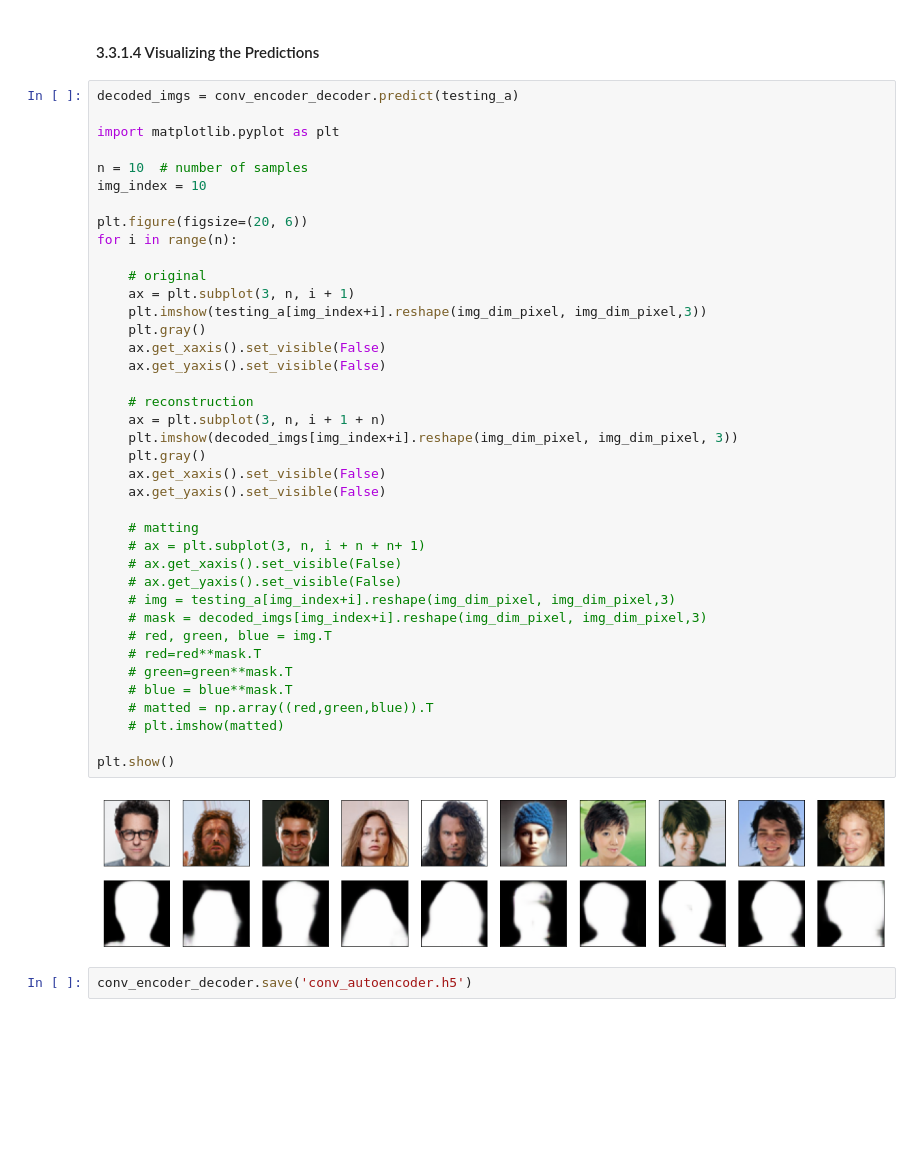
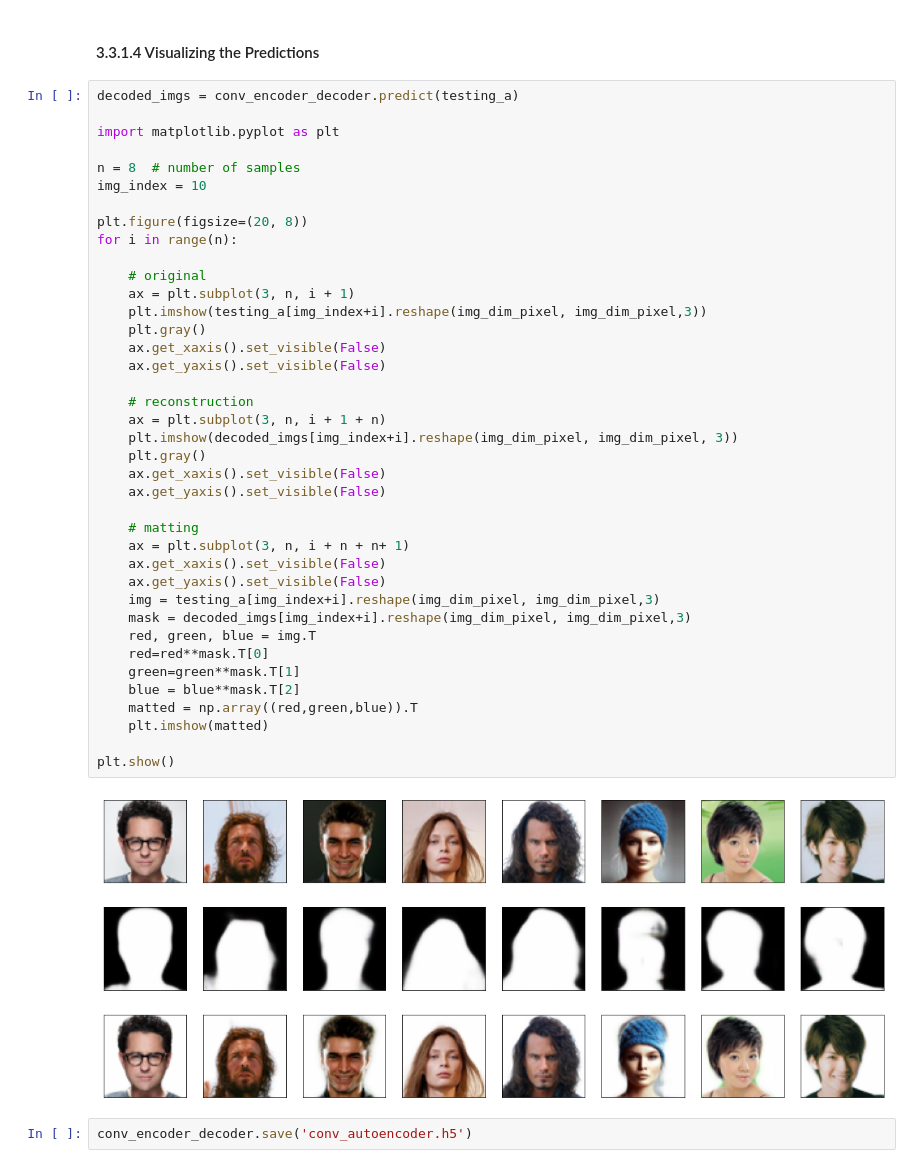
Before and after one commit to kocabiyik/deep-learning, a Jupyter notebook: 43-image-matting-celeba.ipynb, the cells around one changed output. Cells and saved outputs as stored; diff of their text form; blank space fills up the shorter version.

Commit message:
Better Visualization in Encoder Decoder Section

```diff
--- a/43-image-matting-celeba.ipynb
+++ b/43-image-matting-celeba.ipynb
@@ -280,44 +280,44 @@ conv_encoder_decoder.save('conv_encoder_decoder.h5')
 # %%
 decoded_imgs = conv_encoder_decoder.predict(testing_a)
 
 import matplotlib.pyplot as plt
 
-n = 10  # number of samples
+n = 8  # number of samples
 img_index = 10
 
-plt.figure(figsize=(20, 6))
+plt.figure(figsize=(20, 8))
 for i in range(n):
 
     # original
     ax = plt.subplot(3, n, i + 1)
     plt.imshow(testing_a[img_index+i].reshape(img_dim_pixel, img_dim_pixel,3))
     plt.gray()
     ax.get_xaxis().set_visible(False)
     ax.get_yaxis().set_visible(False)
 
     # reconstruction
     ax = plt.subplot(3, n, i + 1 + n)
     plt.imshow(decoded_imgs[img_index+i].reshape(img_dim_pixel, img_dim_pixel, 3))
     plt.gray()
     ax.get_xaxis().set_visible(False)
     ax.get_yaxis().set_visible(False)
 
     # matting
-    # ax = plt.subplot(3, n, i + n + n+ 1)
-    # ax.get_xaxis().set_visible(False)
-    # ax.get_yaxis().set_visible(False)
-    # img = testing_a[img_index+i].reshape(img_dim_pixel, img_dim_pixel,3)
-    # mask = decoded_imgs[img_index+i].reshape(img_dim_pixel, img_dim_pixel,3)
-    # red, green, blue = img.T
-    # red=red**mask.T
-    # green=green**mask.T
-    # blue = blue**mask.T
-    # matted = np.array((red,green,blue)).T
-    # plt.imshow(matted)
+    ax = plt.subplot(3, n, i + n + n+ 1)
+    ax.get_xaxis().set_visible(False)
+    ax.get_yaxis().set_visible(False)
+    img = testing_a[img_index+i].reshape(img_dim_pixel, img_dim_pixel,3)
+    mask = decoded_imgs[img_index+i].reshape(img_dim_pixel, img_dim_pixel,3)
+    red, green, blue = img.T
+    red=red**mask.T[0]
+    green=green**mask.T[1]
+    blue = blue**mask.T[2]
+    matted = np.array((red,green,blue)).T
+    plt.imshow(matted)
 
 plt.show()
 # %% [output]
-[figure, old version]
+[figure, new version]
 # %%
 conv_encoder_decoder.save('conv_autoencoder.h5')
 # %% [markdown]
```
Also changed, not shown: parts of 2 cells of this notebook.
